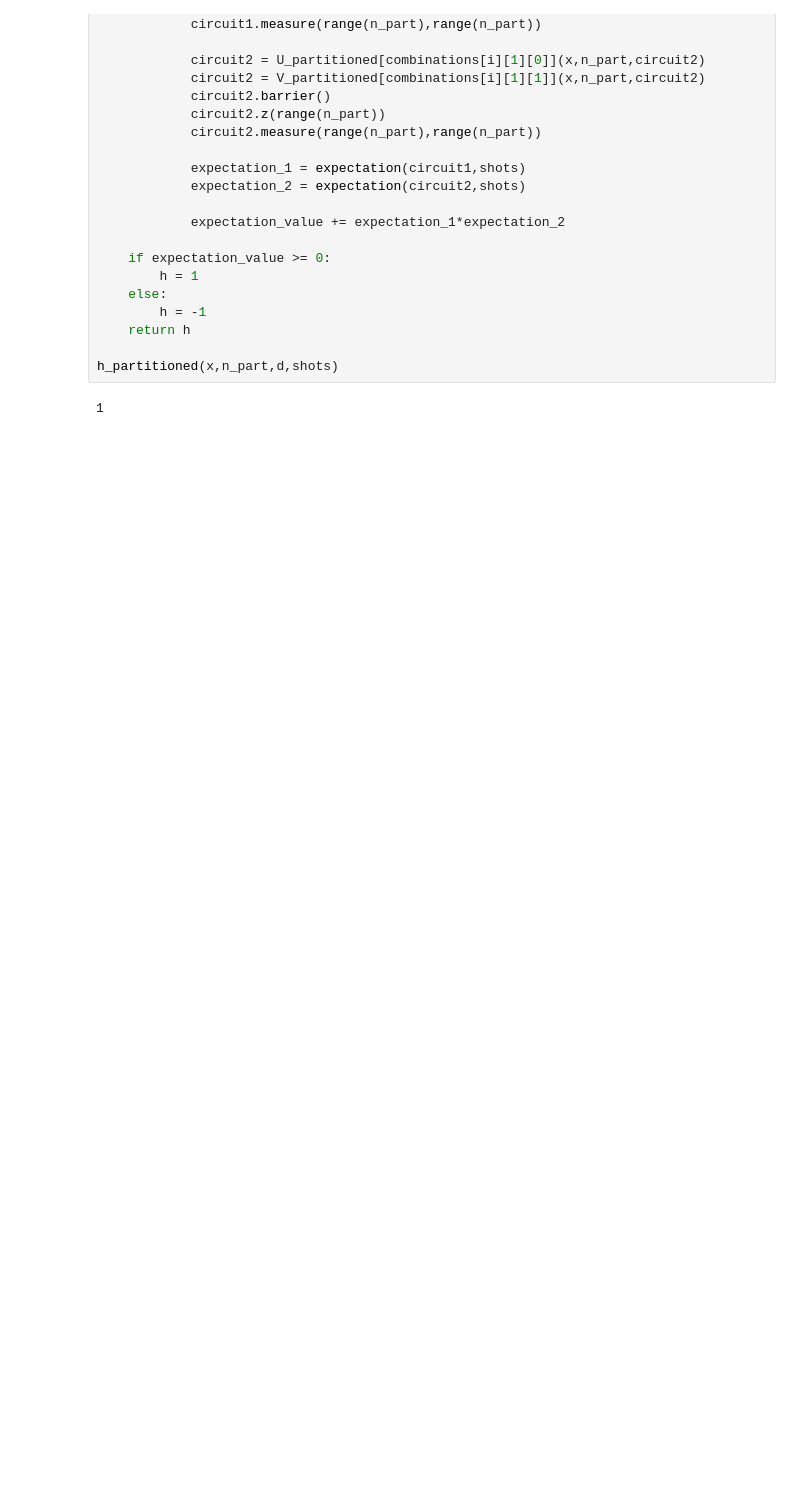
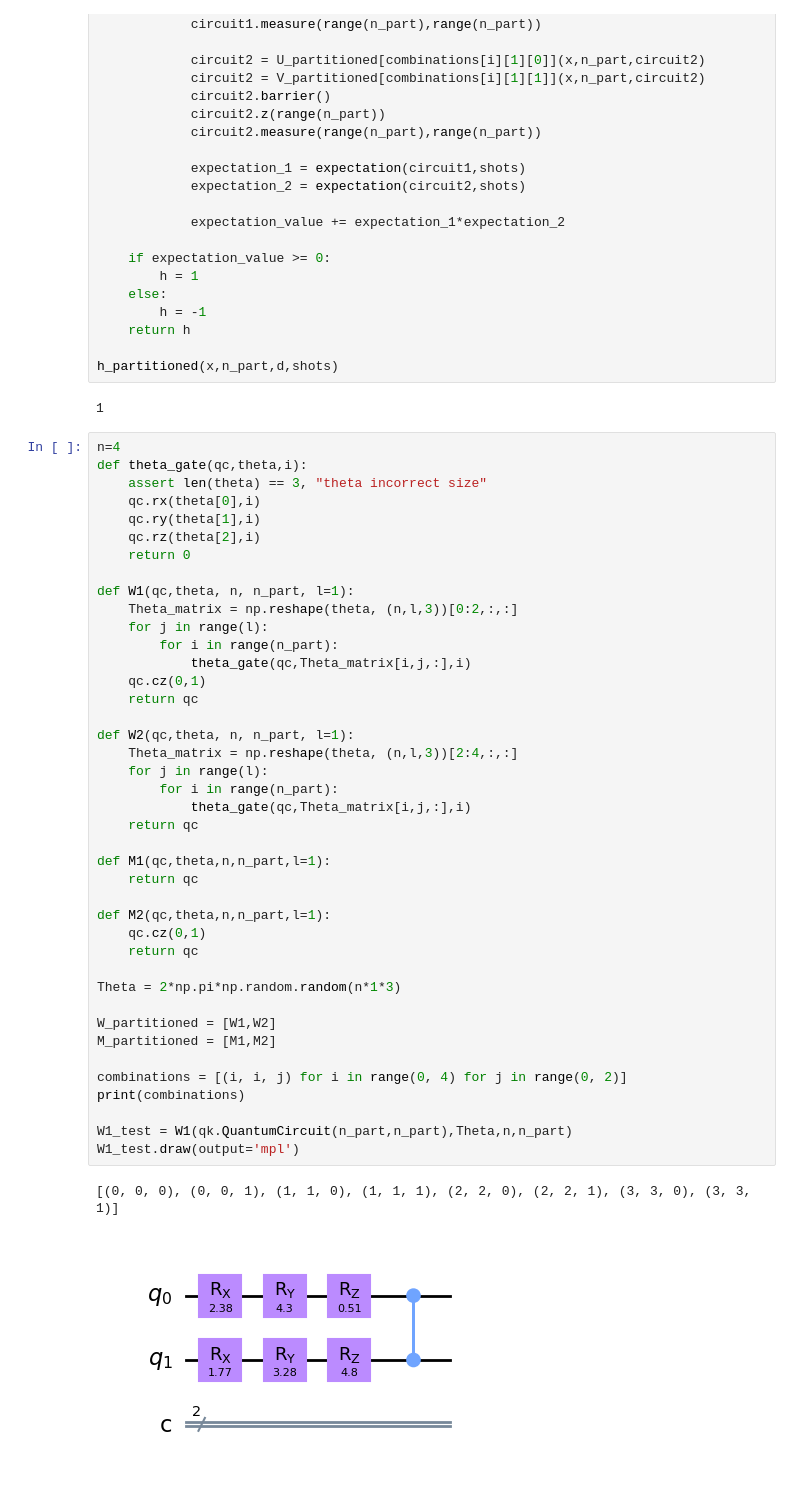
Before and after one commit to Roman20022002/QPQC_Project, a Jupyter notebook: U_partitioned_clean.ipynb, the cells around one changed output. Saved outputs shown, nothing was run; the diff lists cells and outputs as text; blank space fills up the shorter version.

Commit message:
h_partitioned

```diff
--- a/U_partitioned_clean.ipynb
+++ b/U_partitioned_clean.ipynb
@@ -224,3 +224,47 @@ def h_partitioned(x,n_part,d,shots):
 h_partitioned(x,n_part,d,shots)
 # %% [output]
 1
+# %%
+n=4
+def theta_gate(qc,theta,i):
+    assert len(theta) == 3, "theta incorrect size"
+    qc.rx(theta[0],i)
+    qc.ry(theta[1],i)
+    qc.rz(theta[2],i)
+    return 0
+
+def W1(qc,theta, n, n_part, l=1):
+    Theta_matrix = np.reshape(theta, (n,l,3))[0:2,:,:]
+    for j in range(l):
+        for i in range(n_part):
+            theta_gate(qc,Theta_matrix[i,j,:],i)
+    qc.cz(0,1)
+    return qc
+
+def W2(qc,theta, n, n_part, l=1):
+    Theta_matrix = np.reshape(theta, (n,l,3))[2:4,:,:]
+    for j in range(l):
+        for i in range(n_part):
+            theta_gate(qc,Theta_matrix[i,j,:],i)
+    return qc
+
+def M1(qc,theta,n,n_part,l=1):
+    return qc
+
+def M2(qc,theta,n,n_part,l=1):
+    qc.cz(0,1)
+    return qc
+
+Theta = 2*np.pi*np.random.random(n*1*3)
+
+W_partitioned = [W1,W2]
+M_partitioned = [M1,M2]
+
+combinations = [(i, i, j) for i in range(0, 4) for j in range(0, 2)]
+print(combinations)
+
+W1_test = W1(qk.QuantumCircuit(n_part,n_part),Theta,n,n_part)
+W1_test.draw(output='mpl')
+# %% [output]
+[(0, 0, 0), (0, 0, 1), (1, 1, 0), (1, 1, 1), (2, 2, 0), (2, 2, 1), (3, 3, 0), (3, 3, 1)]
+[figure, added]
```
Also changed, not shown: parts of 8 cells of this notebook, 2 other files.
